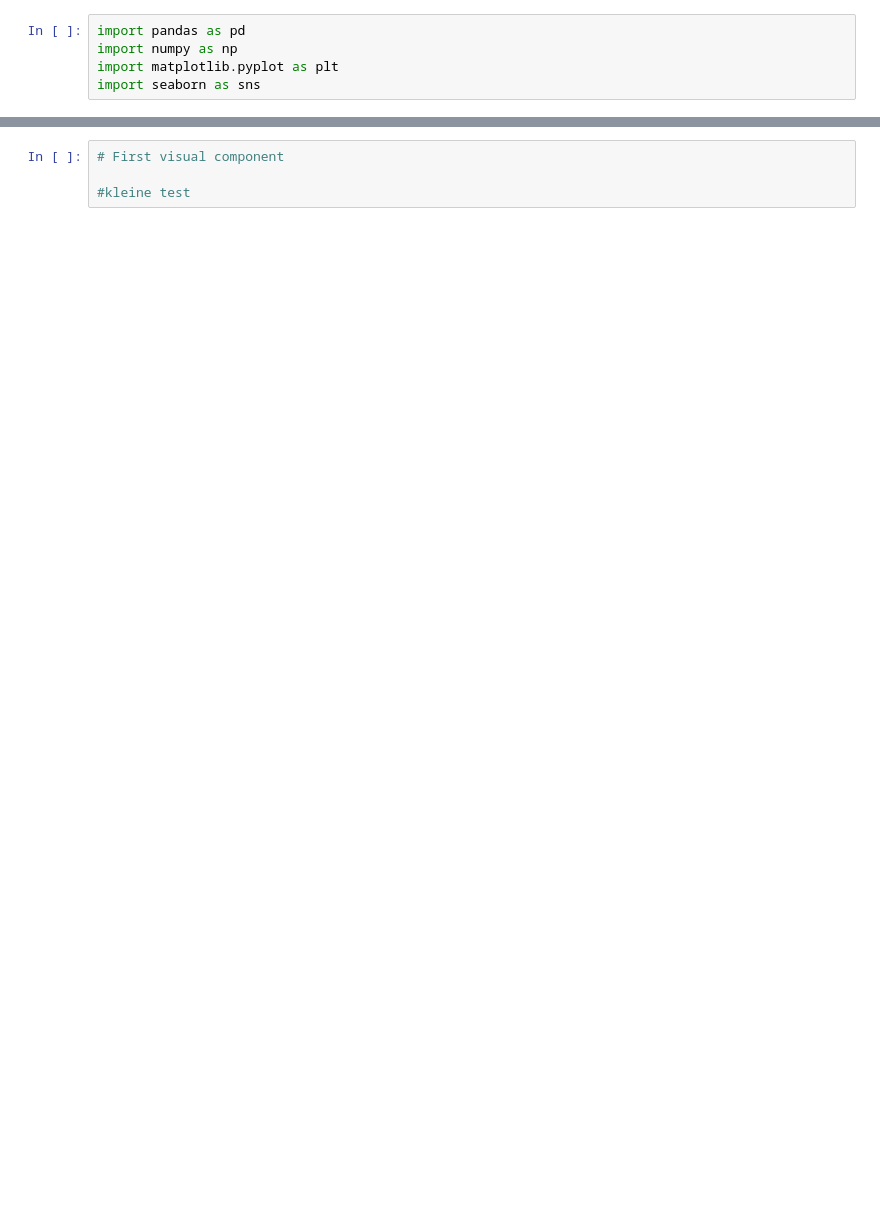
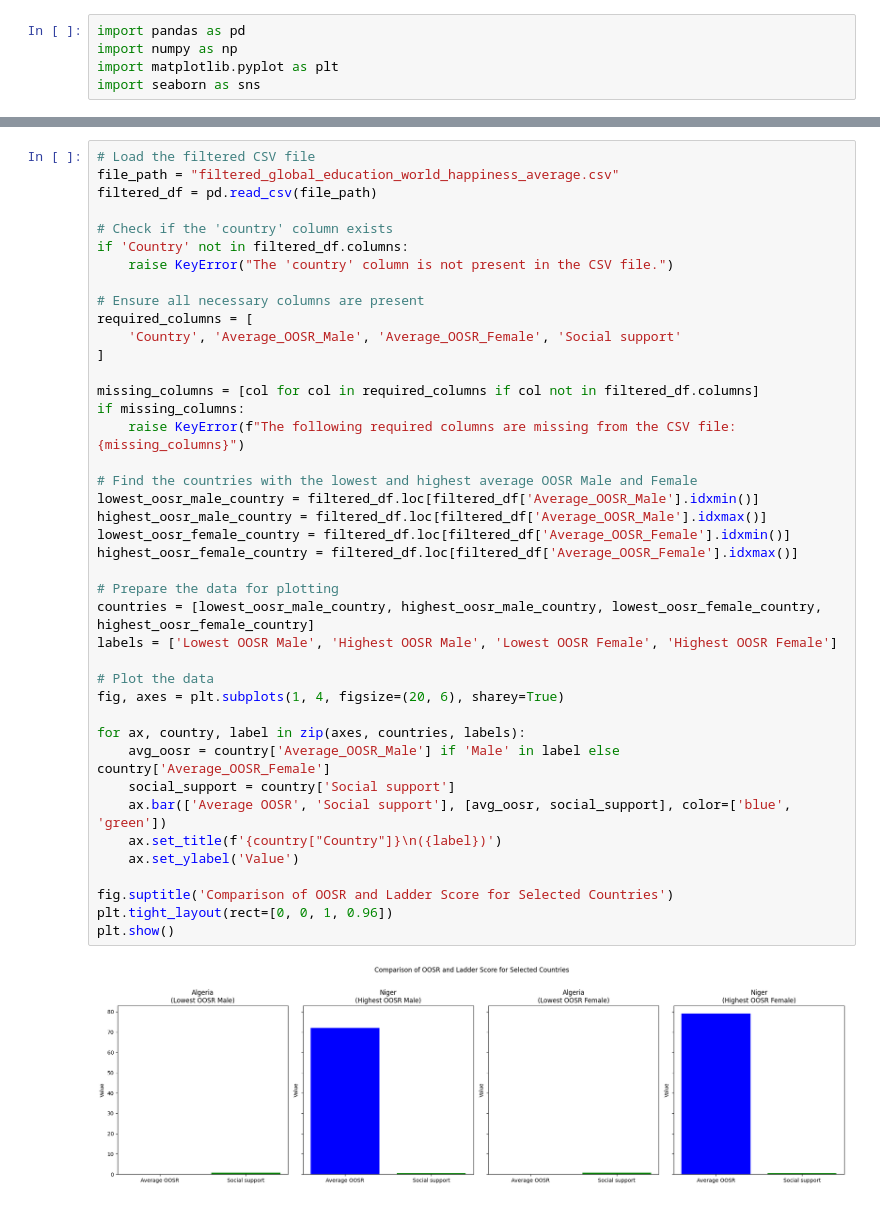
Before and after one commit to JacobHalewijn/infovis, a Jupyter notebook: draft_R.ipynb, the cells around one changed output, grey strips where cells are left out. Saved outputs shown, nothing was run; the diff lists cells and outputs as text; blank space fills up the shorter version.

```diff
--- a/draft_R.ipynb
+++ b/draft_R.ipynb
@@ -106,7 +108,46 @@ filtered_df = filtered_df[final_columns]
 filtered_df.to_csv('filtered_global_education_world_happiness_average.csv', index=False)
 
 print("Filtered CSV file with the average columns has been created successfully.")
-# %%
-# First visual component
-
-#kleine test
+# %%
+# Load the filtered CSV file
+file_path = "filtered_global_education_world_happiness_average.csv"
+filtered_df = pd.read_csv(file_path)
+
+# Check if the 'country' column exists
+if 'Country' not in filtered_df.columns:
+    raise KeyError("The 'country' column is not present in the CSV file.")
+
+# Ensure all necessary columns are present
+required_columns = [
+    'Country', 'Average_OOSR_Male', 'Average_OOSR_Female', 'Social support'
+]
+
+missing_columns = [col for col in required_columns if col not in filtered_df.columns]
+if missing_columns:
+    raise KeyError(f"The following required columns are missing from the CSV file: {missing_columns}")
+
+# Find the countries with the lowest and highest average OOSR Male and Female
+lowest_oosr_male_country = filtered_df.loc[filtered_df['Average_OOSR_Male'].idxmin()]
+highest_oosr_male_country = filtered_df.loc[filtered_df['Average_OOSR_Male'].idxmax()]
+lowest_oosr_female_country = filtered_df.loc[filtered_df['Average_OOSR_Female'].idxmin()]
+highest_oosr_female_country = filtered_df.loc[filtered_df['Average_OOSR_Female'].idxmax()]
+
+# Prepare the data for plotting
+countries = [lowest_oosr_male_country, highest_oosr_male_country, lowest_oosr_female_country, highest_oosr_female_country]
+labels = ['Lowest OOSR Male', 'Highest OOSR Male', 'Lowest OOSR Female', 'Highest OOSR Female']
+
+# Plot the data
+fig, axes = plt.subplots(1, 4, figsize=(20, 6), sharey=True)
+
+for ax, country, label in zip(axes, countries, labels):
+    avg_oosr = country['Average_OOSR_Male'] if 'Male' in label else country['Average_OOSR_Female']
+    social_support = country['Social support']
+    ax.bar(['Average OOSR', 'Social support'], [avg_oosr, social_support], color=['blue', 'green'])
+    ax.set_title(f'{country["Country"]}\n({label})')
+    ax.set_ylabel('Value')
+
+fig.suptitle('Comparison of OOSR and Ladder Score for Selected Countries')
+plt.tight_layout(rect=[0, 0, 1, 0.96])
+plt.show()
+# %% [output]
+[figure, added]
```
Also changed, not shown: parts of 2 cells of this notebook.
